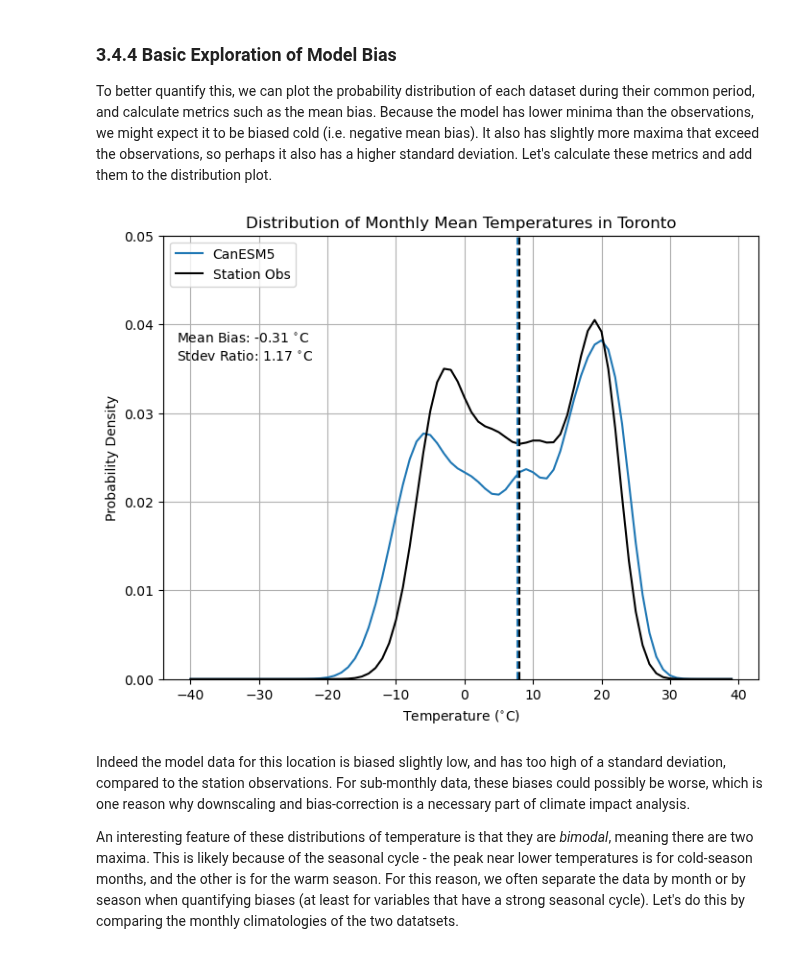
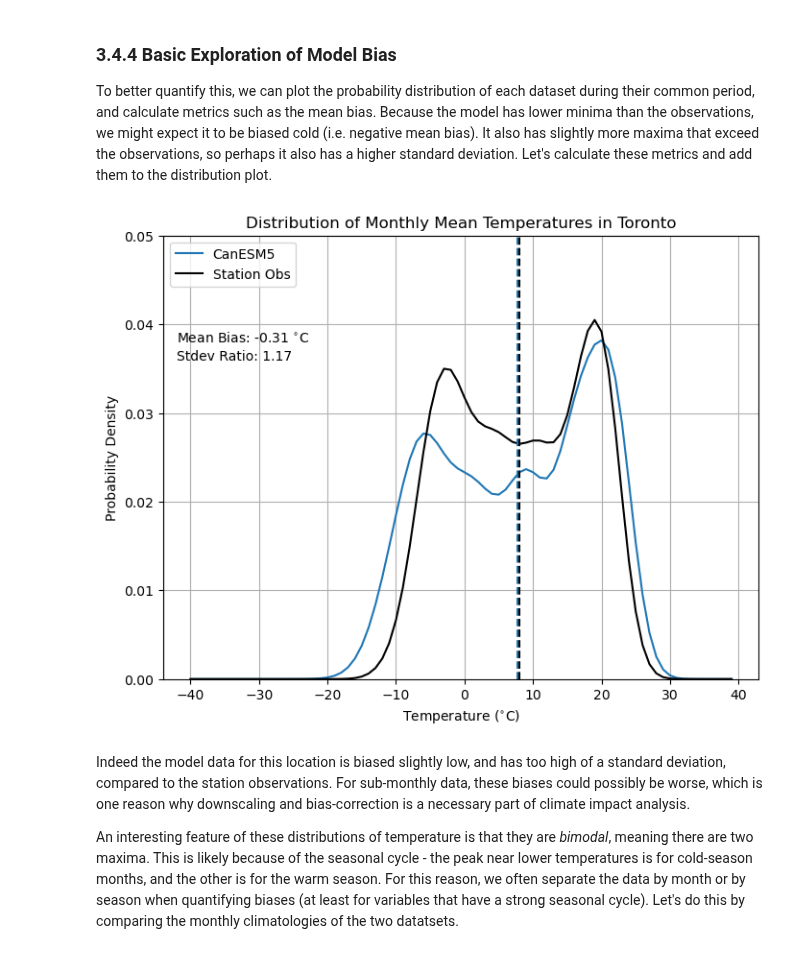
Before and after one commit to mikemorris12/UTCDW_Guidebook, a Jupyter notebook: Chapter3/section3.4_climate_model_output.ipynb, the cells around one changed output. Cells and saved outputs as stored; diff of their text form; code cells hidden in the pictures.

```diff
--- a/Chapter3/section3.4_climate_model_output.ipynb
+++ b/Chapter3/section3.4_climate_model_output.ipynb
@@ -138,7 +138,8 @@ for i in range(len(files)):
     url = files['download_url'].loc[i]
     filename = files['filename'].loc[i]
     path_to_write = os.path.join(data_directory, filename)
-    download(url, path_to_write)
+    if not os.path.exists(path_to_write): # only download if the files doesn't already exist
+        download(url, path_to_write)
 # %% [markdown]
 ### 3.4.3 Opening and Exploring the Data
 
@@ -233,24 +234,24 @@ tas_obs_stdev = df_obs['tas'].std()
 # %%
 # range of temperatures to plot
 temperatures = np.arange(-40, 40)
 plt.figure(figsize = (8,6))
 plt.title("Distribution of Monthly Mean Temperatures in Toronto")
 plt.plot(temperatures, kde_CanESM5(temperatures), label = 'CanESM5')
 plt.plot(temperatures, kde_obs(temperatures), label = 'Station Obs', color = 'k')
 plt.vlines([tas_CanESM5_mean, tas_obs_mean], 0, 1, colors = ['tab:blue', 'k'], linestyles = '--')
 plt.ylim(0, 0.05)
 plt.xlabel(r"Temperature ($^{\circ}$C)")
 plt.ylabel("Probability Density")
 plt.legend(loc = 'upper left')
 plt.grid()
 
 # annotate with mean bias and ratio of stdevs
 plt.text(-42, 0.038, r'Mean Bias: %.2f $^{\circ}$C' % (tas_CanESM5_mean - tas_obs_mean))
-plt.text(-42, 0.036, r'Stdev Ratio: %.2f $^{\circ}$C' % (tas_CanESM5_stdev / tas_obs_stdev))
+plt.text(-42, 0.036, r'Stdev Ratio: %.2f' % (tas_CanESM5_stdev / tas_obs_stdev))
 
 plt.show()
 # %% [output]
-[figure, old version]
+[figure, new version]
 # %% [markdown]
 Indeed the model data for this location is biased slightly low, and has too high of a standard deviation, compared to the station observations. For sub-monthly data, these biases could possibly be worse, which is one reason why downscaling and bias-correction is a necessary part of climate impact analysis.
 
```
Also changed, not shown: parts of 8 cells of this notebook.
